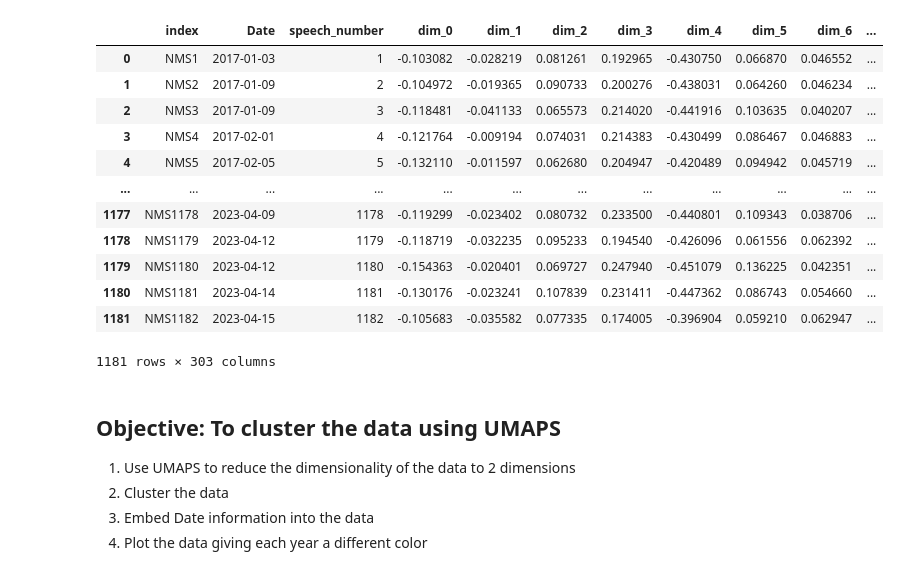
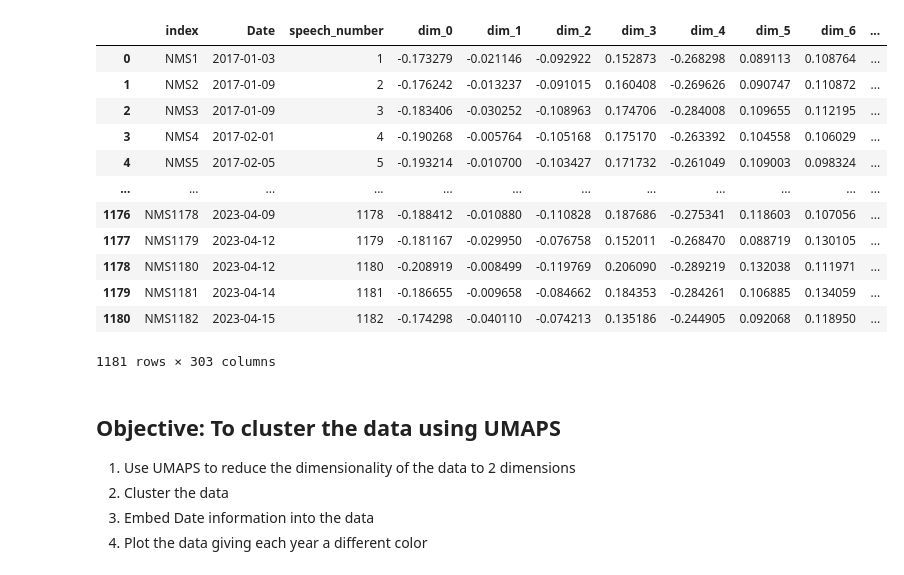
Before and after one commit to ohhlalit/CP, a Jupyter notebook: Narendra Modi/9.NM_Clustering_word2vec.ipynb, the cells around one changed output. Cells and saved outputs as stored; diff of their text form; code cells hidden in the pictures.

```diff
--- a/Narendra Modi/9.NM_Clustering_word2vec.ipynb
+++ b/Narendra Modi/9.NM_Clustering_word2vec.ipynb
@@ -5,21 +5,21 @@ import numpy as np
 import pickle
 # %%
 # Load dataset
-df = pickle.load(open("final_speech_modi_vector.pickle", 'rb'))
+df = pickle.load(open("word2vec_NM.pickle", 'rb'))
 df
 # %% [output]
 |  | index | Date | speech_number | dim_0 | dim_1 | dim_2 | dim_3 | dim_4 | dim_5 | dim_6 | ... |
-| 0 | NMS1 | 2017-01-03 | 1 | -0.103082 | -0.028219 | 0.081261 | 0.192965 | -0.430750 | 0.066870 | 0.046552 | ... |
-| 1 | NMS2 | 2017-01-09 | 2 | -0.104972 | -0.019365 | 0.090733 | 0.200276 | -0.438031 | 0.064260 | 0.046234 | ... |
-| 2 | NMS3 | 2017-01-09 | 3 | -0.118481 | -0.041133 | 0.065573 | 0.214020 | -0.441916 | 0.103635 | 0.040207 | ... |
-| 3 | NMS4 | 2017-02-01 | 4 | -0.121764 | -0.009194 | 0.074031 | 0.214383 | -0.430499 | 0.086467 | 0.046883 | ... |
-| 4 | NMS5 | 2017-02-05 | 5 | -0.132110 | -0.011597 | 0.062680 | 0.204947 | -0.420489 | 0.094942 | 0.045719 | ... |
+| 0 | NMS1 | 2017-01-03 | 1 | -0.173279 | -0.021146 | -0.092922 | 0.152873 | -0.268298 | 0.089113 | 0.108764 | ... |
+| 1 | NMS2 | 2017-01-09 | 2 | -0.176242 | -0.013237 | -0.091015 | 0.160408 | -0.269626 | 0.090747 | 0.110872 | ... |
+| 2 | NMS3 | 2017-01-09 | 3 | -0.183406 | -0.030252 | -0.108963 | 0.174706 | -0.284008 | 0.109655 | 0.112195 | ... |
+| 3 | NMS4 | 2017-02-01 | 4 | -0.190268 | -0.005764 | -0.105168 | 0.175170 | -0.263392 | 0.104558 | 0.106029 | ... |
+| 4 | NMS5 | 2017-02-05 | 5 | -0.193214 | -0.010700 | -0.103427 | 0.171732 | -0.261049 | 0.109003 | 0.098324 | ... |
 | ... | ... | ... | ... | ... | ... | ... | ... | ... | ... | ... | ... |
-| 1177 | NMS1178 | 2023-04-09 | 1178 | -0.119299 | -0.023402 | 0.080732 | 0.233500 | -0.440801 | 0.109343 | 0.038706 | ... |
-| 1178 | NMS1179 | 2023-04-12 | 1179 | -0.118719 | -0.032235 | 0.095233 | 0.194540 | -0.426096 | 0.061556 | 0.062392 | ... |
-| 1179 | NMS1180 | 2023-04-12 | 1180 | -0.154363 | -0.020401 | 0.069727 | 0.247940 | -0.451079 | 0.136225 | 0.042351 | ... |
-| 1180 | NMS1181 | 2023-04-14 | 1181 | -0.130176 | -0.023241 | 0.107839 | 0.231411 | -0.447362 | 0.086743 | 0.054660 | ... |
-| 1181 | NMS1182 | 2023-04-15 | 1182 | -0.105683 | -0.035582 | 0.077335 | 0.174005 | -0.396904 | 0.059210 | 0.062947 | ... |
+| 1176 | NMS1178 | 2023-04-09 | 1178 | -0.188412 | -0.010880 | -0.110828 | 0.187686 | -0.275341 | 0.118603 | 0.107056 | ... |
+| 1177 | NMS1179 | 2023-04-12 | 1179 | -0.181167 | -0.029950 | -0.076758 | 0.152011 | -0.268470 | 0.088719 | 0.130105 | ... |
+| 1178 | NMS1180 | 2023-04-12 | 1180 | -0.208919 | -0.008499 | -0.119769 | 0.206090 | -0.289219 | 0.132038 | 0.111971 | ... |
+| 1179 | NMS1181 | 2023-04-14 | 1181 | -0.186655 | -0.009658 | -0.084662 | 0.184353 | -0.284261 | 0.106885 | 0.134059 | ... |
+| 1180 | NMS1182 | 2023-04-15 | 1182 | -0.174298 | -0.040110 | -0.074213 | 0.135186 | -0.244905 | 0.092068 | 0.118950 | ... |
 1181 rows × 303 columns
 # %% [markdown]
 ## Objective: To cluster the data using UMAPS
```
Also changed, not shown: parts of 12 cells of this notebook.
